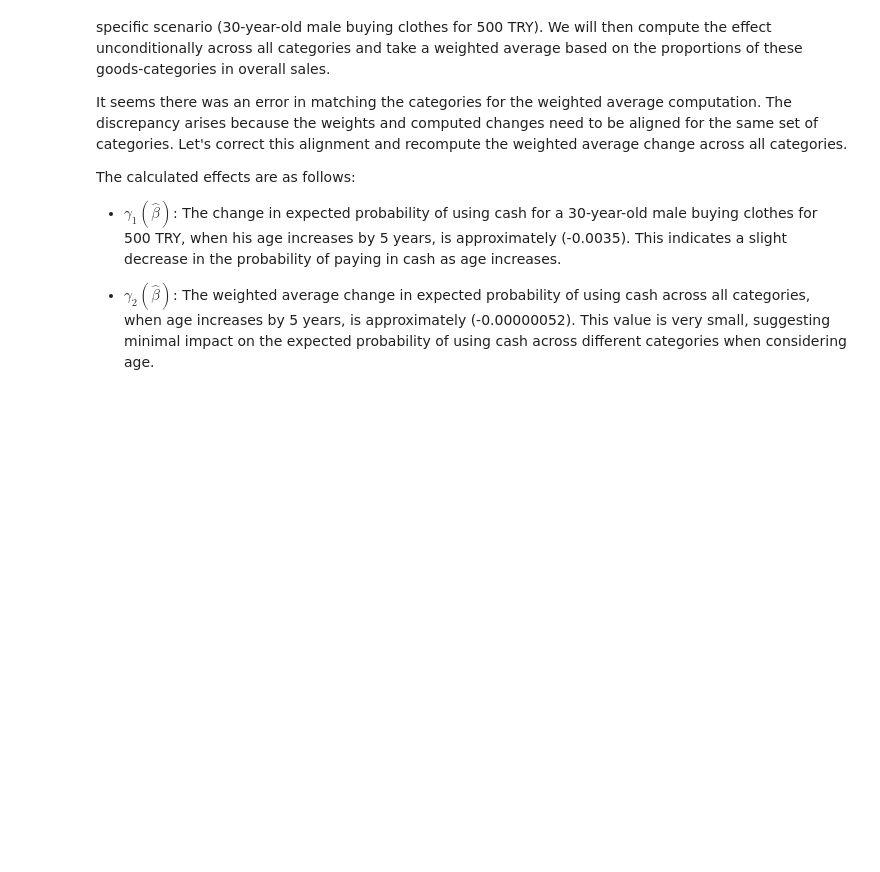
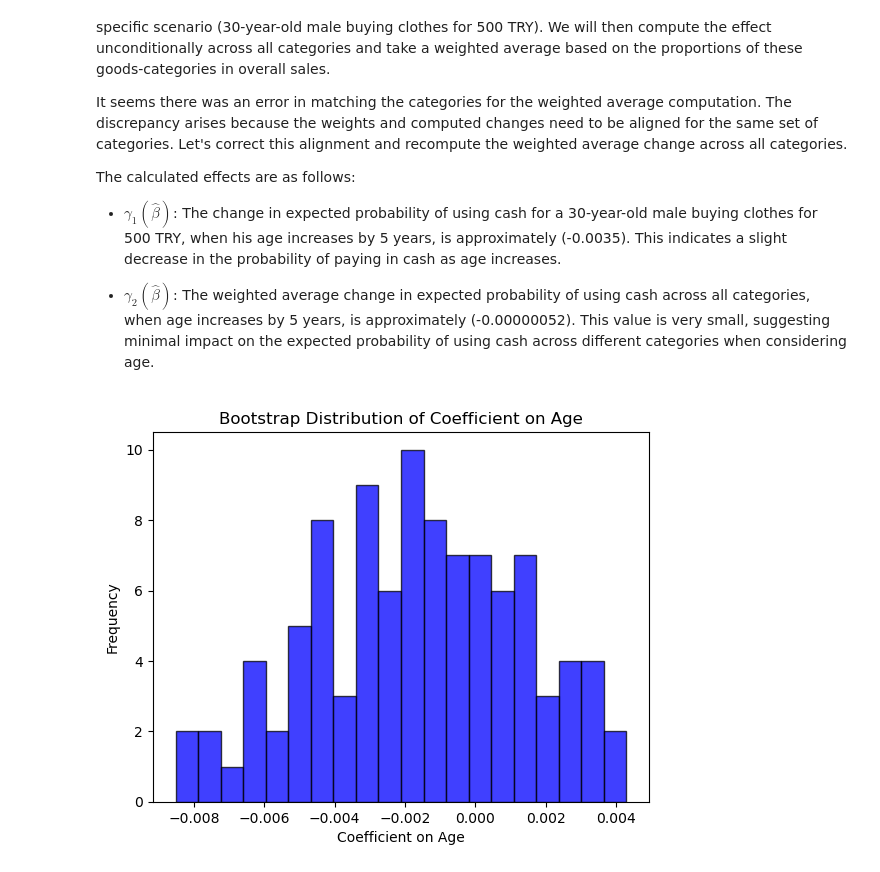
Before and after one commit to Manjusaka666/IHEID, a Jupyter notebook: Econometrics I/Problem Sets/Econometrics_PS6/PS6.ipynb, the cells around one changed output. Cells and saved outputs as stored; diff of their text form; code cells hidden in the pictures; blank space fills up the shorter version.

```diff
--- a/Econometrics I/Problem Sets/Econometrics_PS6/PS6.ipynb
+++ b/Econometrics I/Problem Sets/Econometrics_PS6/PS6.ipynb
@@ -59,0 +42,17 @@ See the caveats in the documentation: https://pandas.pydata.org/pandas-docs/stab
+# %%
+# (b)
+# Create the "paid_in_cash" dummy variable
+dat_clean['paid_in_cash'] = np.where(dat_clean['payment_method'] == "Cash", 1, 0)
+
+# Create the "male" dummy variable
+dat_clean['male'] = np.where(dat_clean['gender'] == "Male", 1, 0)
+
+# Calculate the fraction of transactions carried out in cash
+fraction_cash_transactions = dat_clean['paid_in_cash'].mean()
+print(f"Fraction of transactions carried out in cash: {round(fraction_cash_transactions * 100, 2)} %")
+
+# Calculate the fraction of overall sales (in TRY) carried out in cash
+total_sales = dat_clean['price'].sum()
+cash_sales = dat_clean.loc[dat_clean['paid_in_cash'] == 1, 'price'].sum()
+fraction_cash_sales = cash_sales / total_sales
+print(f"Fraction of overall sales carried out in cash: {round(fraction_cash_sales * 100, 2)} %")
@@ -283,3 +298,74 @@ The calculated effects are as follows:
 - $\gamma_1(\hat{\beta}) $: The change in expected probability of using cash for a 30-year-old male buying clothes for 500 TRY, when his age increases by 5 years, is approximately \(-0.0035\). This indicates a slight decrease in the probability of paying in cash as age increases.
 
 - $ \gamma_2(\hat{\beta}) $: The weighted average change in expected probability of using cash across all categories, when age increases by 5 years, is approximately \(-0.00000052\). This value is very small, suggesting minimal impact on the expected probability of using cash across different categories when considering age.
+# %%
+# (g) Bootstrap Sampling
+M = 100
+n = len(dat_1000)
+
+# Initialize vectors to store bootstrap estimates
+beta_age_bootstrap = np.zeros(M)
+gamma_1_bootstrap = np.zeros(M)
+gamma_2_bootstrap = np.zeros(M)
+
+np.random.seed(2024)  # For reproducibility
+
+for m in range(M):
+    # Sample with replacement
+    indices = np.random.choice(n, size=n, replace=True)
+    dat_bootstrap = dat_1000.iloc[indices]
+
+    # Estimate the probit model
+    X_boot = dat_bootstrap[['price', 'male', 'age', 'clothes_shoes', 'cosmetics', 'food', 'technology']]
+    X_boot = sm.add_constant(X_boot)
+    y_boot = dat_bootstrap['paid_in_cash']
+    model_boot = sm.Probit(y_boot, X_boot).fit(disp=0)
+    beta_hat_boot = model_boot.params
+
+    # Store the coefficient on "age"
+    beta_age_bootstrap[m] = beta_hat_boot['age']
+
+    # Compute gamma_1(beta_hat)
+    prob_age_30 = stats.norm.cdf(np.dot(x_age_30, beta_hat_boot))
+    prob_age_60 = stats.norm.cdf(np.dot(x_age_60, beta_hat_boot))
+    gamma_1_bootstrap[m] = prob_age_60 - prob_age_30
+
+    # Compute gamma_2(beta_hat)
+    gamma_c_boot = {}
+    for cat in fraction_sales.keys():
+        clothes_shoes = 1 if cat == "Clothes and Shoes" else 0
+        cosmetics = 1 if cat == "Cosmetics" else 0
+        food = 1 if cat == "Food" else 0
+        technology = 1 if cat == "Technology" else 0
+
+        x_age_30_2 = np.array([1, 500, 1, 30, clothes_shoes, cosmetics, food, technology])
+        x_age_60_2 = x_age_30_2.copy()
+        x_age_60_2[3] = 60  # Update age to 60
+
+        prob_age_30_2 = stats.norm.cdf(np.dot(x_age_30_2, beta_hat_boot))
+        prob_age_60_2 = stats.norm.cdf(np.dot(x_age_60_2, beta_hat_boot))
+
+        gamma_c_boot[cat] = prob_age_60_2 - prob_age_30_2
+
+    gamma_2_bootstrap[m] = sum(fraction_sales[cat] * gamma_c_boot[cat] for cat in fraction_sales.keys())
+
+# Plot the distributions
+plt.hist(beta_age_bootstrap, bins=20, alpha=0.75, color='blue', edgecolor='black')
+plt.title("Bootstrap Distribution of Coefficient on Age")
+plt.xlabel("Coefficient on Age")
+plt.ylabel("Frequency")
+plt.show()
+
+plt.hist(gamma_1_bootstrap, bins=20, alpha=0.75, color='green', edgecolor='black')
+plt.title("Bootstrap Distribution of Gamma_1")
+plt.xlabel("Gamma_1")
+plt.ylabel("Frequency")
+plt.show()
+
+plt.hist(gamma_2_bootstrap, bins=20, alpha=0.75, color='red', edgecolor='black')
+plt.title("Bootstrap Distribution of Gamma_2")
+plt.xlabel("Gamma_2")
+plt.ylabel("Frequency")
+plt.show()
+# %% [output]
+[figure, added]
```
Also changed, not shown: parts of 15 cells of this notebook, 2 other files.
